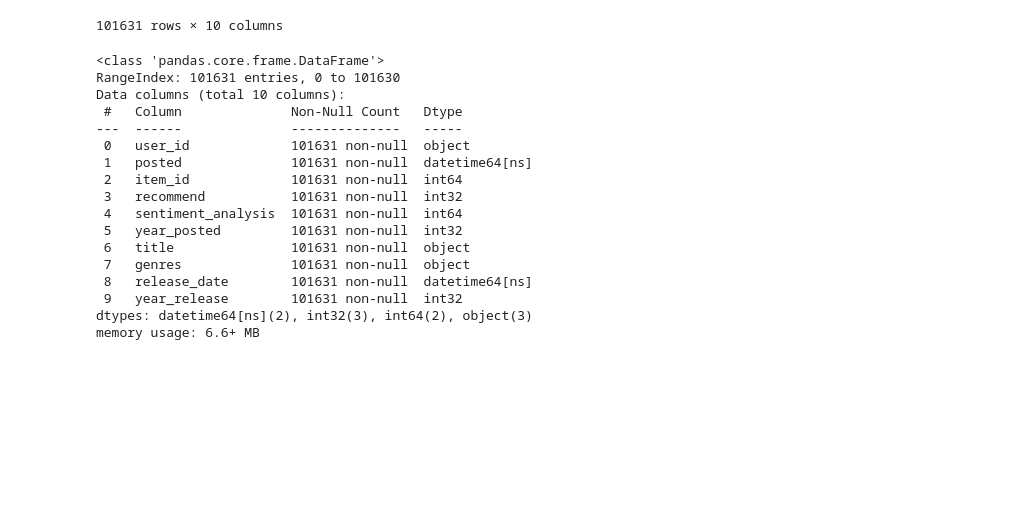
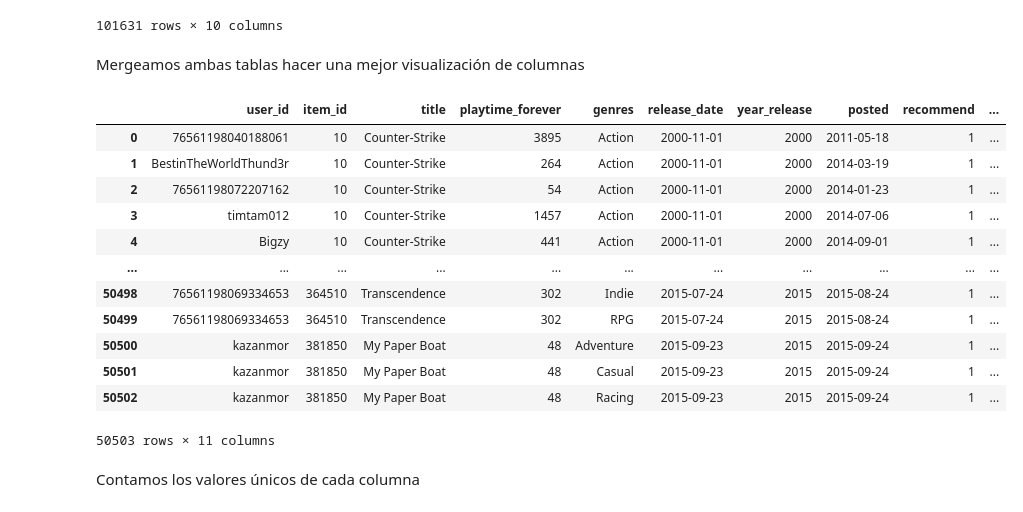
Before and after one commit to PedroLiLL/STEAM-MLOps, a Jupyter notebook: EDA.ipynb, the cells around one changed output. Drawn from its saved outputs; the diff is of its cells as text; code cells hidden in the pictures; blank space fills up the shorter version.

```diff
--- a/EDA.ipynb
+++ b/EDA.ipynb
@@ -58,23 +41,24 @@ reviews_games
 | 101629 | llDracuwulf | 2015-10-29 | 307130 | 1 | 2 | 2015 | Asteria | Adventure | 2014-07-03 | ... |
 | 101630 | llDracuwulf | 2015-10-29 | 307130 | 1 | 2 | 2015 | Asteria | Indie | 2014-07-03 | ... |
 101631 rows × 10 columns
-# %%
-reviews_games.info()
-# %% [output]
-<class 'pandas.core.frame.DataFrame'>
-RangeIndex: 101631 entries, 0 to 101630
-Data columns (total 10 columns):
- #   Column              Non-Null Count   Dtype
----  ------              --------------   -----
- 0   user_id             101631 non-null  object
- 1   posted              101631 non-null  datetime64[ns]
- 2   item_id             101631 non-null  int64
- 3   recommend           101631 non-null  int32
- 4   sentiment_analysis  101631 non-null  int64
- 5   year_posted         101631 non-null  int32
- 6   title               101631 non-null  object
- 7   genres              101631 non-null  object
- 8   release_date        101631 non-null  datetime64[ns]
- 9   year_release        101631 non-null  int32
-dtypes: datetime64[ns](2), int32(3), int64(2), object(3)
-memory usage: 6.6+ MB
+# %% [markdown]
+Mergeamos ambas tablas hacer una mejor visualización de columnas
+# %%
+df_ml = pd.merge(items_games, reviews_games, how='inner', on=['user_id', 'item_id', 'title', 'genres', 'release_date', 'year_release'])
+df_ml
+# %% [output]
+|  | user_id | item_id | title | playtime_forever | genres | release_date | year_release | posted | recommend | ... |
+| 0 | 76561198040188061 | 10 | Counter-Strike | 3895 | Action | 2000-11-01 | 2000 | 2011-05-18 | 1 | ... |
+| 1 | BestinTheWorldThund3r | 10 | Counter-Strike | 264 | Action | 2000-11-01 | 2000 | 2014-03-19 | 1 | ... |
+| 2 | 76561198072207162 | 10 | Counter-Strike | 54 | Action | 2000-11-01 | 2000 | 2014-01-23 | 1 | ... |
+| 3 | timtam012 | 10 | Counter-Strike | 1457 | Action | 2000-11-01 | 2000 | 2014-07-06 | 1 | ... |
+| 4 | Bigzy | 10 | Counter-Strike | 441 | Action | 2000-11-01 | 2000 | 2014-09-01 | 1 | ... |
+| ... | ... | ... | ... | ... | ... | ... | ... | ... | ... | ... |
+| 50498 | 76561198069334653 | 364510 | Transcendence | 302 | Indie | 2015-07-24 | 2015 | 2015-08-24 | 1 | ... |
+| 50499 | 76561198069334653 | 364510 | Transcendence | 302 | RPG | 2015-07-24 | 2015 | 2015-08-24 | 1 | ... |
+| 50500 | kazanmor | 381850 | My Paper Boat | 48 | Adventure | 2015-09-23 | 2015 | 2015-09-24 | 1 | ... |
+| 50501 | kazanmor | 381850 | My Paper Boat | 48 | Casual | 2015-09-23 | 2015 | 2015-09-24 | 1 | ... |
+| 50502 | kazanmor | 381850 | My Paper Boat | 48 | Racing | 2015-09-23 | 2015 | 2015-09-24 | 1 | ... |
+50503 rows × 11 columns
+# %% [markdown]
+Contamos los valores únicos de cada columna
```
Also changed, not shown: parts of 9 cells of this notebook, 4 other files.
